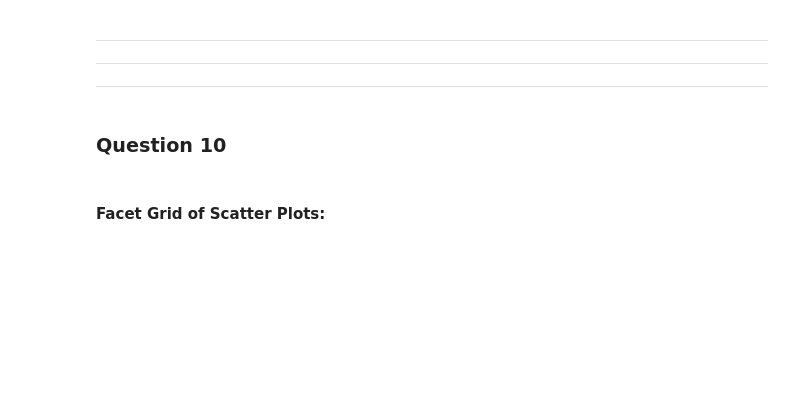
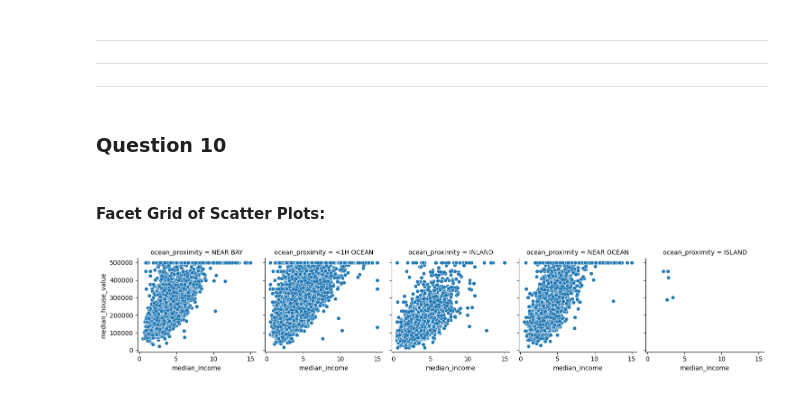
Before and after one commit to radtothebone/data-science-3401, a Jupyter notebook: Homework/Christian_Herrera_HW11.ipynb, the cells around one changed output. Drawn from its saved outputs; the diff is of its cells as text; code cells hidden in the pictures; blank space fills up the shorter version.

```diff
--- a/Homework/Christian_Herrera_HW11.ipynb
+++ b/Homework/Christian_Herrera_HW11.ipynb
@@ -226,3 +238,9 @@ sns.kdeplot(data=df, x='housing_median_age')
 ### **Question 10**
 # %% [markdown]
 #### Facet Grid of Scatter Plots:
+# %%
+g = sns.FacetGrid(data=df, col='ocean_proximity')
+g.map(sns.scatterplot, 'median_income', 'median_house_value')
+plt.show()
+# %% [output]
+[figure, added]
```
Also changed, not shown: parts of 2 cells of this notebook, 1 other file.
